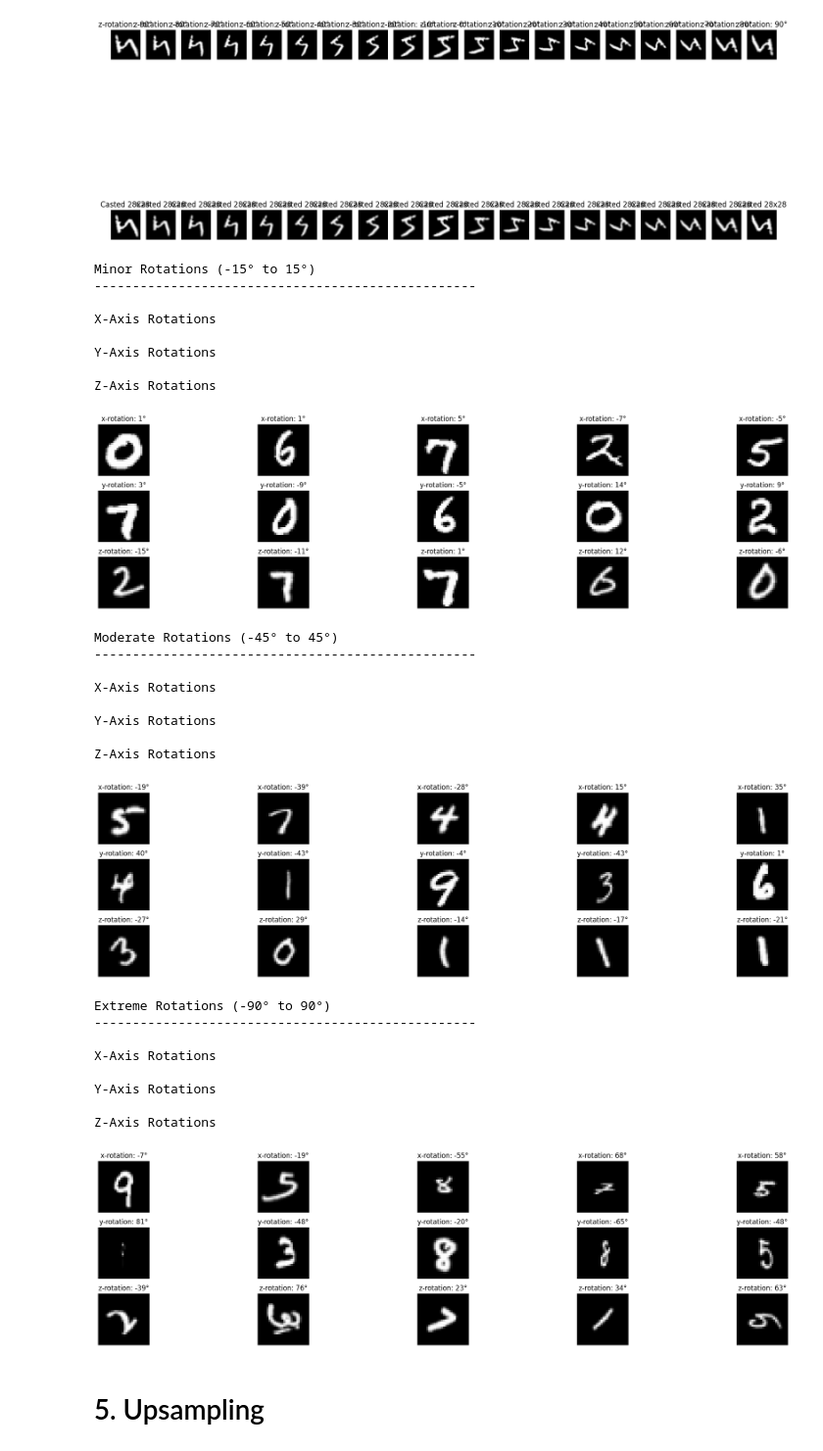
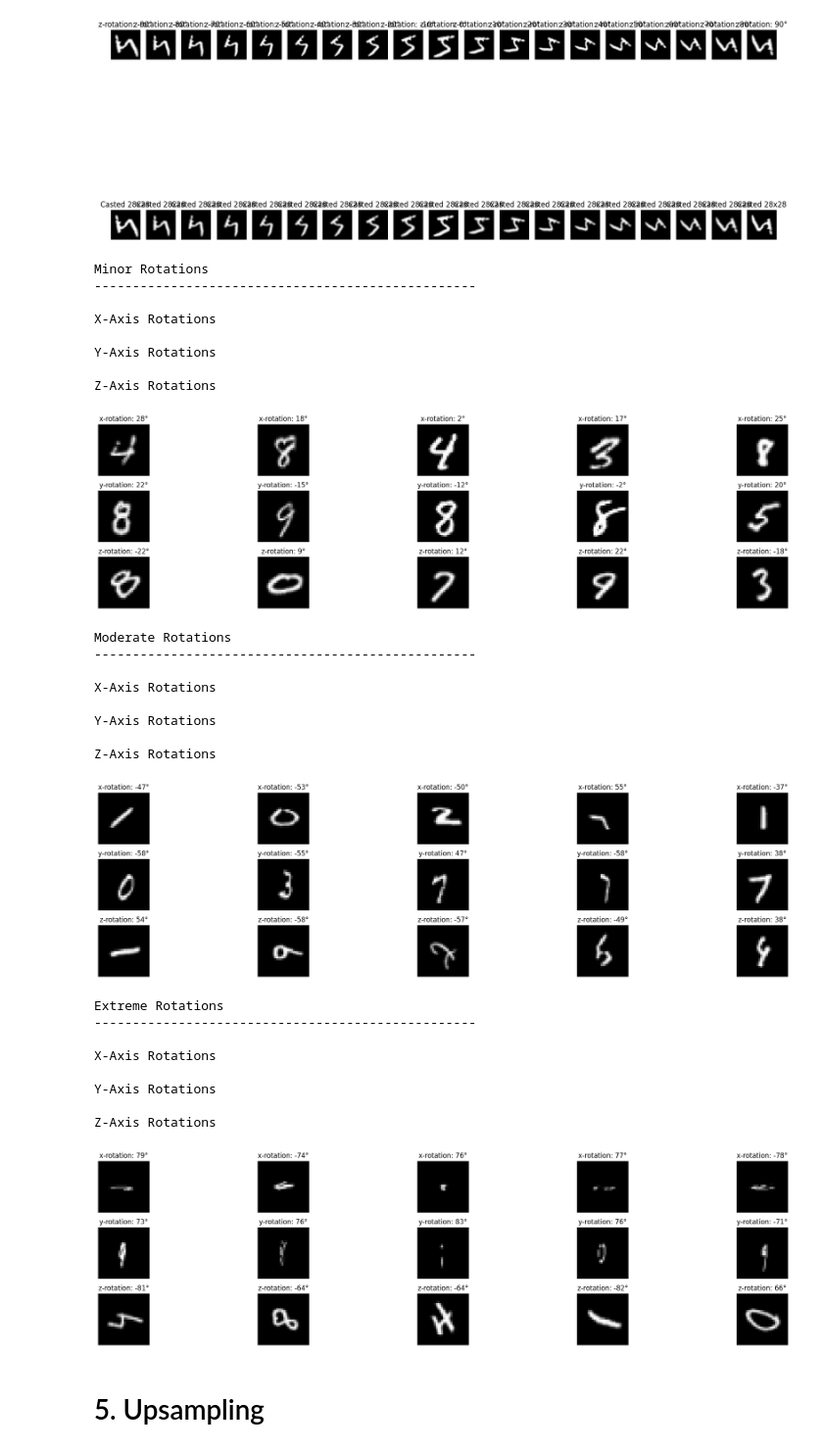
Before and after one commit to ngu-khoi/SENN, a Jupyter notebook: rotated_image_generation.ipynb, the cells around one changed output. Shown at 98% size. Drawn from its saved outputs; the diff is of its cells as text; code cells hidden in the pictures.

```diff
--- a/rotated_image_generation.ipynb
+++ b/rotated_image_generation.ipynb
@@ -201,10 +201,10 @@ Rotating and casting along the Z-axis...
 def display_category_rotations(x_test, severity_ranges):
     """
     Display rotated images for different severity categories and axes
-    severity_ranges: dict with category names and their angle ranges
+    severity_ranges: dict with category names and their angle ranges (tuples for split ranges)
     """
-    for category, angle_range in severity_ranges.items():
-        print(f"\n{category} Rotations ({angle_range[0]}° to {angle_range[1]}°)")
+    for category, angle_ranges in severity_ranges.items():
+        print(f"\n{category} Rotations")
         print("-" * 50)
 
         plt.figure(figsize=(20, 15))
@@ -214,52 +214,58 @@ def display_category_rotations(x_test, severity_ranges):
             print(f"\n{axis.upper()}-Axis Rotations")
 
             for i in range(5):
-                # Randomly select an image and angle
+                # Randomly select an image
                 idx = np.random.randint(0, len(x_test))
                 img = np.array(x_test[idx], dtype=np.uint8)
                 img_bgr = cv2.merge([img] * 3)
 
-                angle = np.random.randint(angle_range[0], angle_range[1])
+                # For moderate and extreme, randomly choose between negative and positive ranges
+                if isinstance(angle_ranges, tuple):
+                    range_pair = random.choice(angle_ranges)
+                    angle = np.random.randint(range_pair[0], range_pair[1])
+                else:
+                    range_single = angle_ranges[0]
+                    angle = np.random.randint(range_single[0], range_single[1])
 
                 # Rotate image based on axis
                 if axis == 'x':
                     rotated_img, canvas = rotate_resize_and_cast(img_bgr, x_rotation=angle)
                 elif axis == 'y':
                     rotated_img, canvas = rotate_resize_and_cast(img_bgr, y_rotation=angle)
                 else:  # z-axis
                     rotated_img, canvas = rotate_resize_and_cast(img_bgr, z_rotation=angle)
 
                 # Display rotated and casted images
                 plt.subplot(9, 5, current_plot)
                 plt.imshow(cv2.cvtColor(canvas, cv2.COLOR_BGR2RGB))
                 plt.title(f"{axis}-rotation: {angle}°")
                 plt.axis('off')
 
                 current_plot += 1
 
         plt.tight_layout()
         plt.show()
 
-# Define severity ranges
+# Define mutually exclusive severity ranges
 severity_ranges = {
-    "Minor": (-15, 15),
-    "Moderate": (-45, 45),
-    "Extreme": (-90, 90)
+    "Minor": [(-30, 30)],  # -30° to +30°
+    "Moderate": ((-60, -31), (31, 60)),  # ±31° to ±60°
+    "Extreme": ((-85, -61), (61, 85))  # ±61° to ±85°
 }
 
 # Display rotations for all categories
 display_category_rotations(x_test, severity_ranges)
 # %% [output]
-Minor Rotations (-15° to 15°)
+Minor Rotations
 --------------------------------------------------
 
 X-Axis Rotations
 
 Y-Axis Rotations
 
 Z-Axis Rotations
-[figure, old version]
+[figure, new version]
-Moderate Rotations (-45° to 45°)
+Moderate Rotations
 --------------------------------------------------
 
 X-Axis Rotations
@@ -267,8 +273,8 @@ X-Axis Rotations
 Y-Axis Rotations
 
 Z-Axis Rotations
-[figure, old version]
+[figure, new version]
-Extreme Rotations (-90° to 90°)
+Extreme Rotations
 --------------------------------------------------
 
 X-Axis Rotations
@@ -276,7 +282,7 @@ X-Axis Rotations
 Y-Axis Rotations
 
 Z-Axis Rotations
-[figure, old version]
+[figure, new version]
 # %% [markdown]
 # 5. Upsampling
 # %%
```
Also changed, not shown: parts of 2 cells of this notebook, 2 other files.
